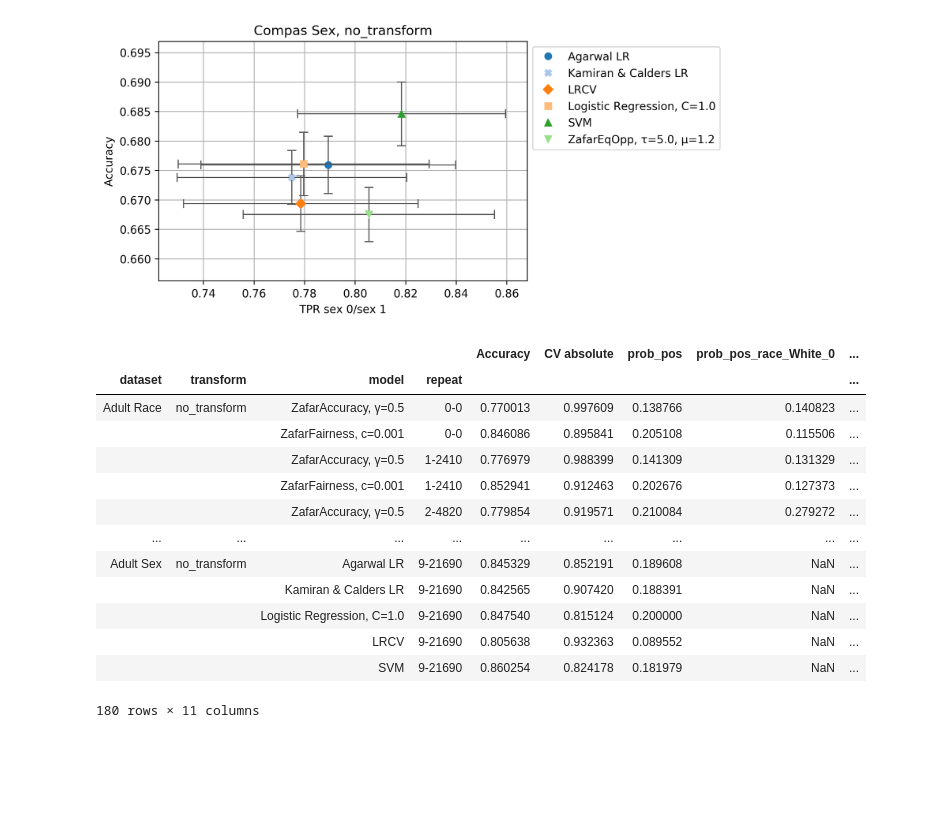
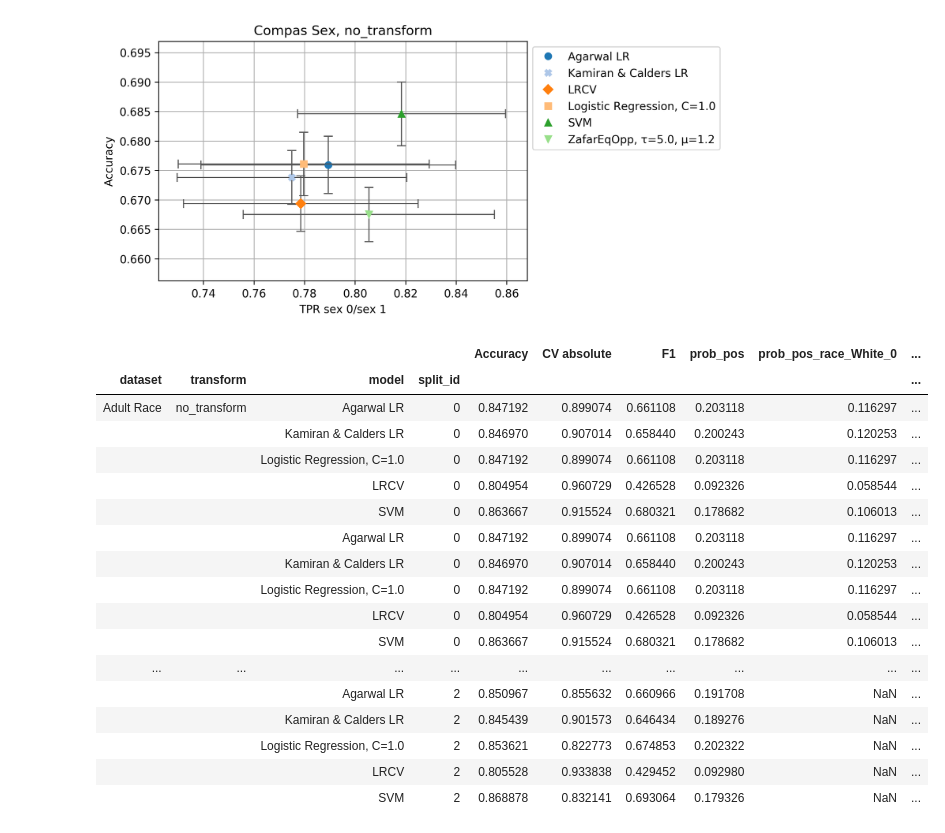
Before and after one commit to wearepal/ethicml-models, a Jupyter notebook: experiments/baselines.ipynb, the cells around one changed output. Cells and saved outputs as stored; diff of their text form; code cells hidden in the pictures; blank space fills up the shorter version.

```diff
--- a/experiments/baselines.ipynb
+++ b/experiments/baselines.ipynb
@@ -69,28 +70,32 @@ dp_results = evaluate_models_parallel(
         LRCV(),
         SVM(),
     ],
-    metrics=[Accuracy(), ProbPos(), AbsCV()],
+    metrics=[Accuracy(), ProbPos(), AbsCV(), F1()],
     per_sens_metrics=[ProbPos()],
-    repeats=10,
-    proportional_splits=True,
-    topic="only_baselines",
+    repeats=3,
+    splitter=ProportionalTrainTestSplit(),
+    topic="only_baselines_f1",
     max_parallel=3,
 )
 # %%
-dp_results
+dp_results.data
 # %% [output]
-|  |  |  |  | Accuracy | CV absolute | prob_pos | prob_pos_race_White_0 | ... |
-| dataset | transform | model | repeat |  |  |  |  | ... |
-| Adult Race | no_transform | ZafarAccuracy, γ=0.5 | 0-0 | 0.770013 | 0.997609 | 0.138766 | 0.140823 | ... |
-|  |  | ZafarFairness, c=0.001 | 0-0 | 0.846086 | 0.895841 | 0.205108 | 0.115506 | ... |
-|  |  | ZafarAccuracy, γ=0.5 | 1-2410 | 0.776979 | 0.988399 | 0.141309 | 0.131329 | ... |
-|  |  | ZafarFairness, c=0.001 | 1-2410 | 0.852941 | 0.912463 | 0.202676 | 0.127373 | ... |
-|  |  | ZafarAccuracy, γ=0.5 | 2-4820 | 0.779854 | 0.919571 | 0.210084 | 0.279272 | ... |
-| ... | ... | ... | ... | ... | ... | ... | ... | ... |
-| Adult Sex | no_transform | Agarwal LR | 9-21690 | 0.845329 | 0.852191 | 0.189608 | NaN | ... |
-|  |  | Kamiran & Calders LR | 9-21690 | 0.842565 | 0.907420 | 0.188391 | NaN | ... |
-|  |  | Logistic Regression, C=1.0 | 9-21690 | 0.847540 | 0.815124 | 0.200000 | NaN | ... |
-|  |  | LRCV | 9-21690 | 0.805638 | 0.932363 | 0.089552 | NaN | ... |
-|  |  | SVM | 9-21690 | 0.860254 | 0.824178 | 0.181979 | NaN | ... |
+|  |  |  |  | Accuracy | CV absolute | F1 | prob_pos | prob_pos_race_White_0 | ... |
+| dataset | transform | model | split_id |  |  |  |  |  | ... |
+| Adult Race | no_transform | Agarwal LR | 0 | 0.847192 | 0.899074 | 0.661108 | 0.203118 | 0.116297 | ... |
+|  |  | Kamiran & Calders LR | 0 | 0.846970 | 0.907014 | 0.658440 | 0.200243 | 0.120253 | ... |
+|  |  | Logistic Regression, C=1.0 | 0 | 0.847192 | 0.899074 | 0.661108 | 0.203118 | 0.116297 | ... |
+|  |  | LRCV | 0 | 0.804954 | 0.960729 | 0.426528 | 0.092326 | 0.058544 | ... |
+|  |  | SVM | 0 | 0.863667 | 0.915524 | 0.680321 | 0.178682 | 0.106013 | ... |
+|  |  | Agarwal LR | 0 | 0.847192 | 0.899074 | 0.661108 | 0.203118 | 0.116297 | ... |
+|  |  | Kamiran & Calders LR | 0 | 0.846970 | 0.907014 | 0.658440 | 0.200243 | 0.120253 | ... |
+|  |  | Logistic Regression, C=1.0 | 0 | 0.847192 | 0.899074 | 0.661108 | 0.203118 | 0.116297 | ... |
+|  |  | LRCV | 0 | 0.804954 | 0.960729 | 0.426528 | 0.092326 | 0.058544 | ... |
+|  |  | SVM | 0 | 0.863667 | 0.915524 | 0.680321 | 0.178682 | 0.106013 | ... |
+| ... | ... | ... | ... | ... | ... | ... | ... | ... | ... |
+|  |  | Agarwal LR | 2 | 0.850967 | 0.855632 | 0.660966 | 0.191708 | NaN | ... |
+|  |  | Kamiran & Calders LR | 2 | 0.845439 | 0.901573 | 0.646434 | 0.189276 | NaN | ... |
+|  |  | Logistic Regression, C=1.0 | 2 | 0.853621 | 0.822773 | 0.674853 | 0.202322 | NaN | ... |
+|  |  | LRCV | 2 | 0.805528 | 0.933838 | 0.429452 | 0.092980 | NaN | ... |
+|  |  | SVM | 2 | 0.868878 | 0.832141 | 0.693064 | 0.179326 | NaN | ... |
-180 rows × 11 columns
 # %%
```
Also changed, not shown: parts of 9 cells of this notebook, 19 other files.
